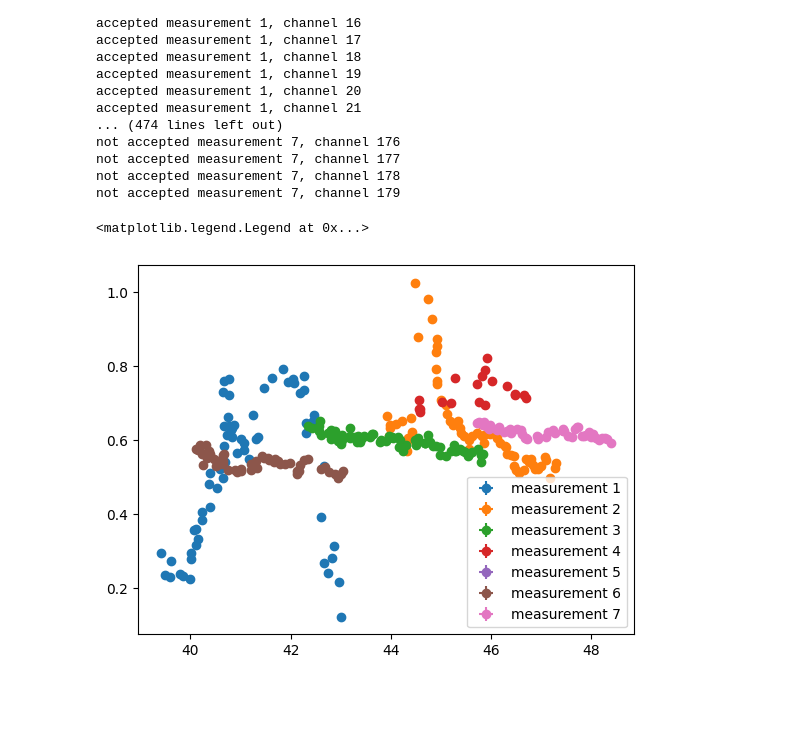
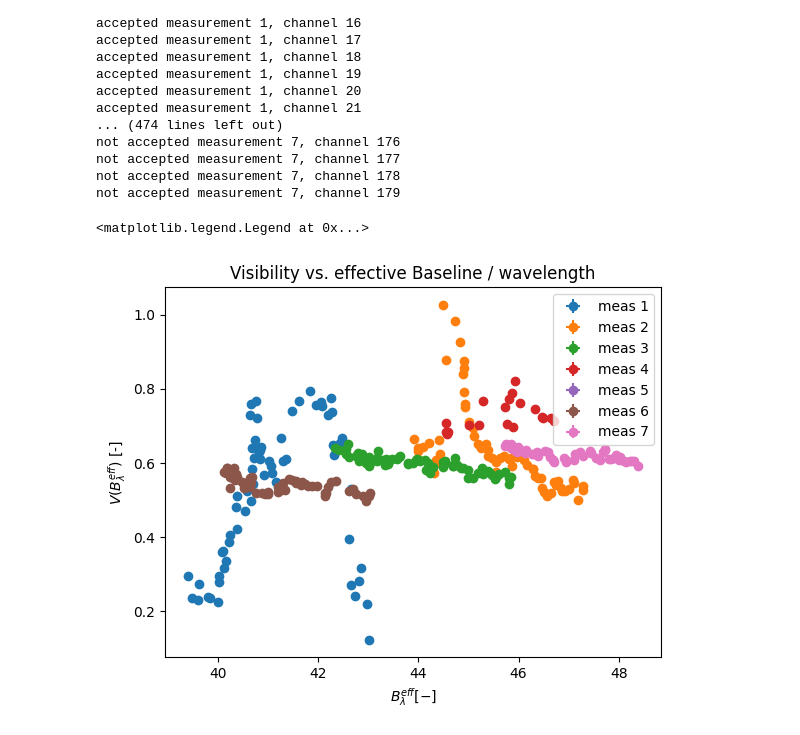
Before and after one commit to muellvin/radio-interferometry, a Jupyter notebook: data_analysis_fit.ipynb, the cells around one changed output. Drawn from its saved outputs; the diff is of its cells as text; code cells hidden in the pictures; blank space fills up the shorter version.

Commit message:
plots

```diff
--- a/data_analysis_fit.ipynb
+++ b/data_analysis_fit.ipynb
@@ -245,22 +245,25 @@ not accepted measurement 7, channel 179
 # %%
 useful_B = []
 useful_V = []
 useful_B_err = []
 useful_V_err = []
 
 for index, (visibilities, Bl, visibilities_err, Bl_err) in enumerate(results):
     valid_indices =[(v, b, v_err, b_err) for v, b, v_err, b_err in zip(visibilities, Bl, visibilities_err, Bl_err) if not (abs(v) <1e-2 or abs(v)>2 or abs(b)>200 > 2 or abs(b)<5)]
     vs, bs, v_errs, b_errs = zip(*valid_indices) if valid_indices else ([],[],[],[])
     useful_B.append(bs)
     useful_V.append(vs)
     useful_B_err.append(b_errs)
     useful_V_err.append(v_errs)
-    plt.errorbar(bs, vs, xerr=b_errs, yerr=v_errs,fmt='o', label=f"measurement {index+1}")
-
+    plt.errorbar(bs, vs, xerr=b_errs, yerr=v_errs,fmt='o', label=f"meas {index+1}")
+plt.title("Visibility vs. effective Baseline / wavelength")
+plt.ylabel("$V(B_{\lambda}^{eff})$ [-]")
+plt.xlabel("$B_{\lambda}^{eff} [-]$")
+plt.savefig("visibility_vs_effbase.png", dpi=150)
 plt.legend()
 # %% [output]
 <matplotlib.legend.Legend at 0x...>
-[figure, old version]
+[figure, new version]
 # %%
 def sinc_func(Bl, alpha):
     return abs(np.sinc(Bl * alpha))
```
Also changed, not shown: parts of 1 cell of this notebook, 2 other files.
